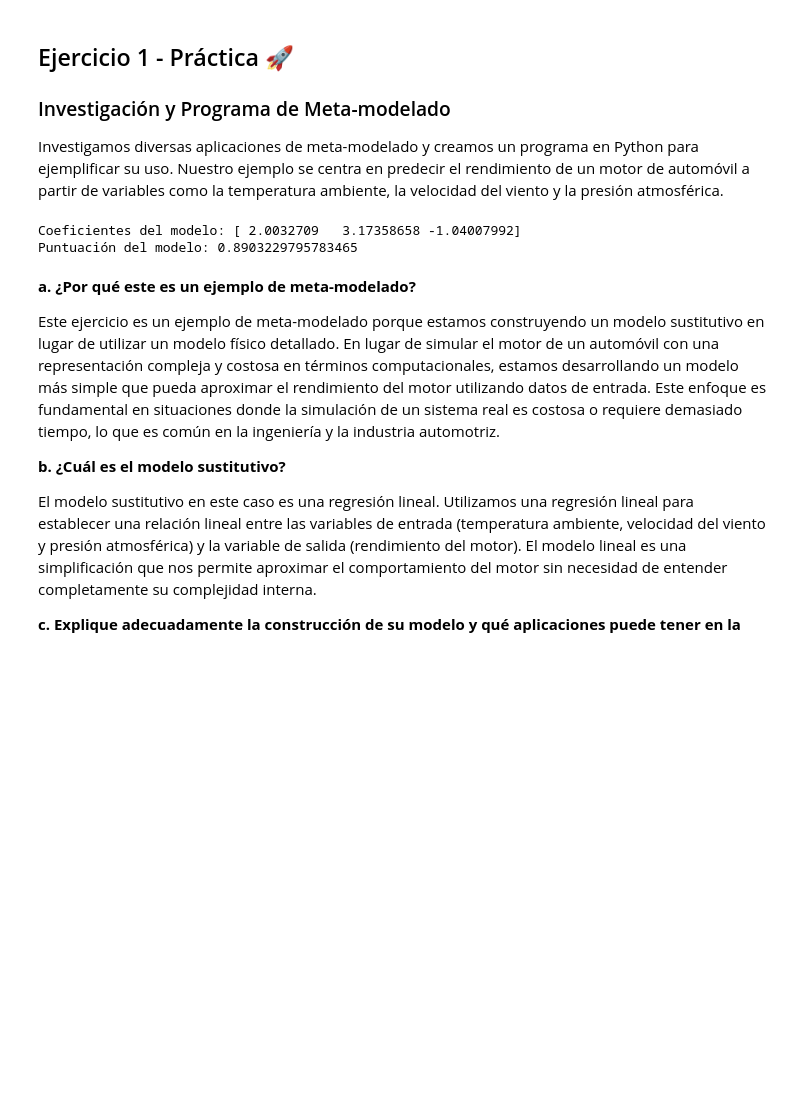
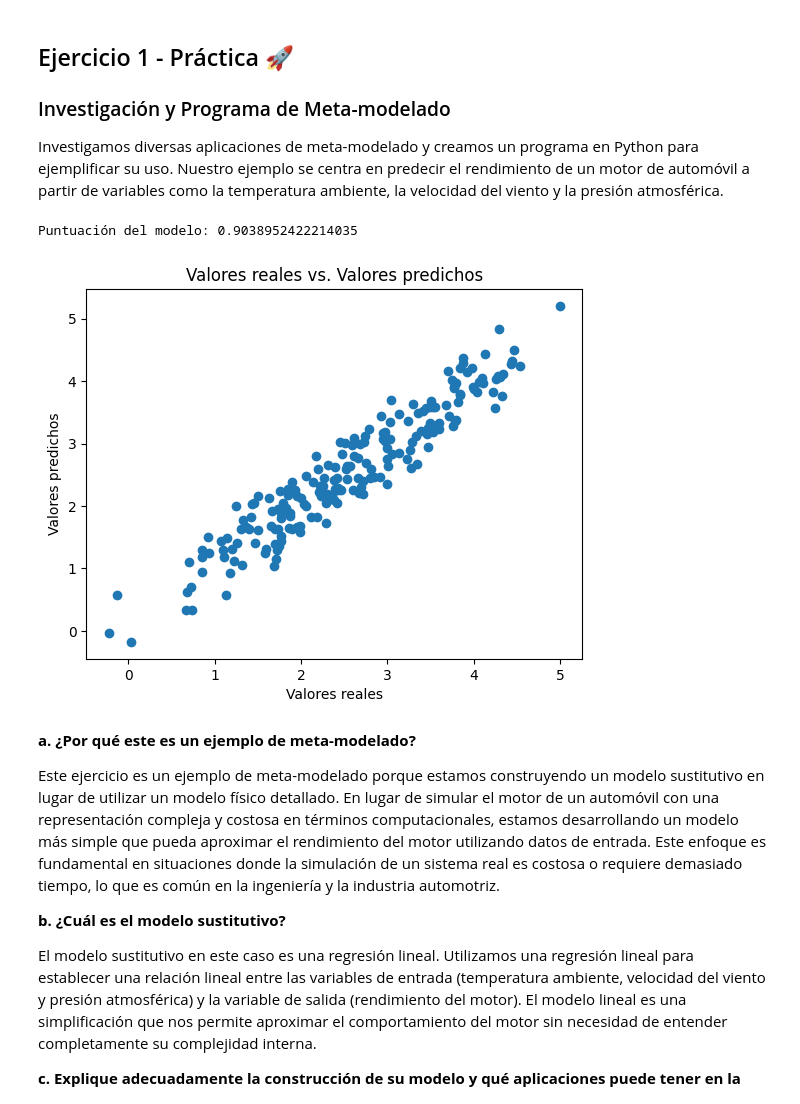
Before and after one commit to aleg001/Lab7-ModSim, a Jupyter notebook: Lab7.ipynb, the cells around one changed output. Saved outputs shown, nothing was run; the diff lists cells and outputs as text; code cells hidden in the pictures; blank space fills up the shorter version.

```diff
--- a/Lab7.ipynb
+++ b/Lab7.ipynb
@@ -37,26 +41,34 @@ from sklearn.linear_model import LinearRegression
 
 Investigamos diversas aplicaciones de meta-modelado y creamos un programa en Python para ejemplificar su uso. Nuestro ejemplo se centra en predecir el rendimiento de un motor de automóvil a partir de variables como la temperatura ambiente, la velocidad del viento y la presión atmosférica.
 # %%
-
-# Datos simulados para el modelo
-X = np.random.rand(100, 3)
-y = 2 * X[:, 0] + 3 * X[:, 1] - 1 * X[:, 2] + np.random.rand(100)
+# Generar datos simulados
+np.random.seed(0)
+X = np.random.rand(1000, 3)
+y = 2 * X[:, 0] + 3 * X[:, 1] - 1 * X[:, 2] + np.random.rand(1000)
 
 # Dividir datos en conjuntos de entrenamiento y prueba
 X_train, X_test, y_train, y_test = train_test_split(X, y, test_size=0.2, random_state=42)
 
-# Construir un modelo sustituto (regresión lineal en este caso)
-model = LinearRegression()
+# Construir un modelo Random Forest Regressor
+model = RandomForestRegressor(n_estimators=250, random_state=42)
 model.fit(X_train, y_train)
 
 # Evaluación del modelo
 score = model.score(X_test, y_test)
 
-print(f"Coeficientes del modelo: {model.coef_}")
 print(f"Puntuación del modelo: {score}")
+
+# Graficar los resultados
+y_pred = model.predict(X_test)
+
+plt.scatter(y_test, y_pred)
+plt.xlabel("Valores reales")
+plt.ylabel("Valores predichos")
+plt.title("Valores reales vs. Valores predichos")
+plt.show()
 # %% [output]
-Coeficientes del modelo: [ 2.0032709   3.17358658 -1.04007992]
-Puntuación del modelo: 0.8903229795783465
+Puntuación del modelo: 0.9038952422214035
+[figure, added]
 # %% [markdown]
 **a. ¿Por qué este es un ejemplo de meta-modelado?**
 
```
Also changed, not shown: parts of 1 cell of this notebook.
